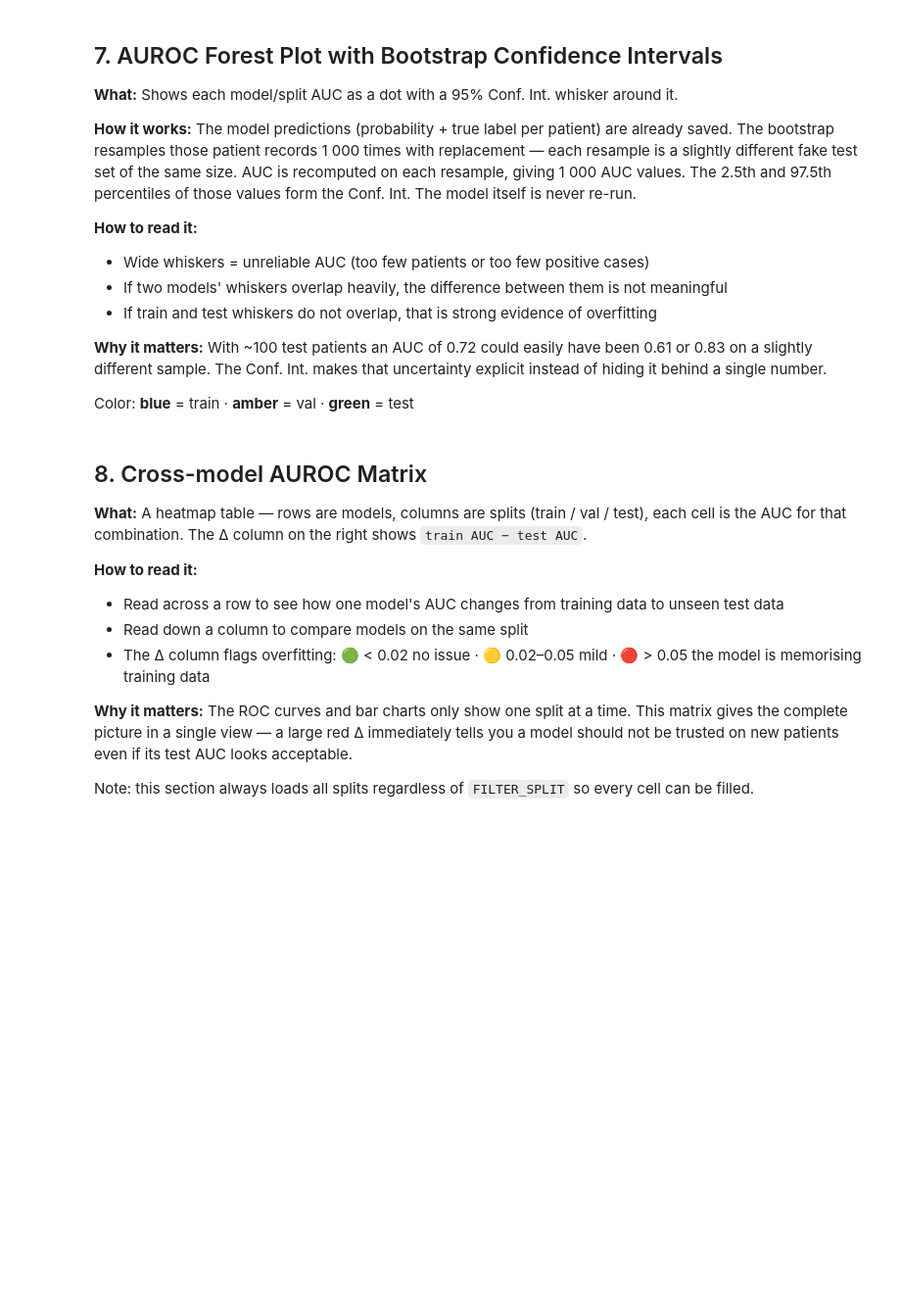
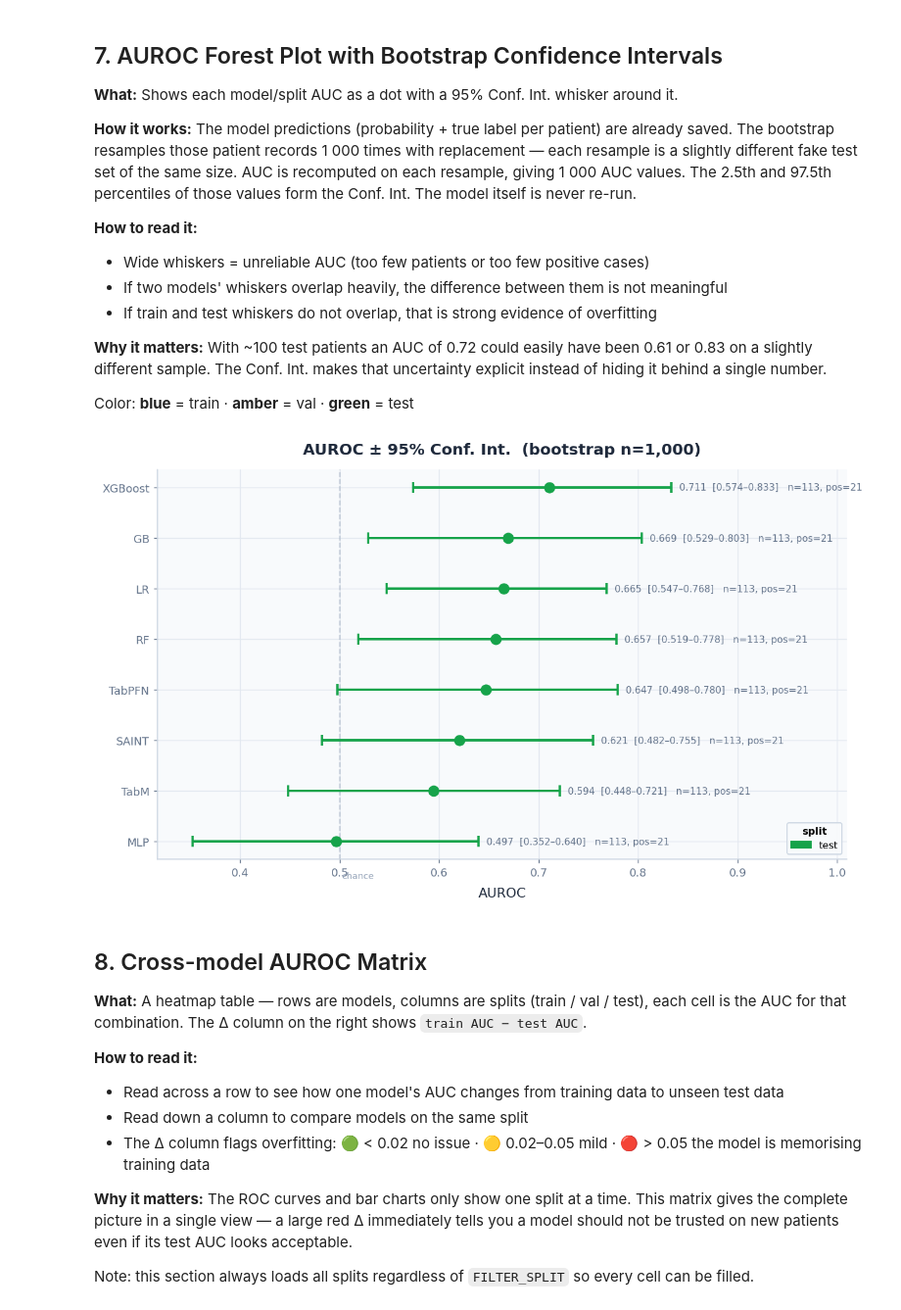
Before and after one commit to MIAGroupUT/TabPredict, a Jupyter notebook: eval/compare_results.ipynb, the cells around one changed output. Shown at 98% size. Drawn from its saved outputs; the diff is of its cells as text; code cells hidden in the pictures; blank space fills up the shorter version.

```diff
--- a/eval/compare_results.ipynb
+++ b/eval/compare_results.ipynb
@@ -763,34 +1067,36 @@ def plot_auc_forest(preds, group_by=ROC_GROUP_BY, n_boot=N_BOOT):
                     fmt="o", color=col, ms=9, lw=2.2,
                     capsize=5, capthick=2, zorder=4)
         hi_x = row["hi"] if not np.isnan(row["hi"]) else row["auc"]
         ax.text(hi_x + 0.008, i,
                 f"{row['auc']:.3f}  [{row['lo']:.3f}–{row['hi']:.3f}]"
                 f"   n={row['n']}, pos={row['n_pos']}",
                 va="center", ha="left", fontsize=8.5, color=_SUBTEXT)
 
-    ax.axvline(0.5, color="#94A3B8", lw=1.2, ls="--", alpha=0.75, zorder=2)
+    ax.axvline(0.5, color="#94A3B8", lw=1.2, ls="--", alpha=0.5, zorder=2)
     ax.text(0.502, -0.6, "chance", fontsize=8, color="#94A3B8", va="top")
 
     ax.set_yticks(y_pos)
     ax.set_yticklabels([r["label"] for r in rows], fontsize=10)
     ax.set_xlabel("AUROC", labelpad=8)
     ax.set_xlim(max(0.25, min(r["auc"] for r in rows) - 0.18),
                 min(1.01, max(r["auc"] for r in rows) + 0.32))
     ax.set_title(f"AUROC ± 95% Conf. Int.  (bootstrap n={n_boot:,})", pad=14)
 
     patches = [mpatches.Patch(color=c, label=s)
                for s, c in _SPLIT_COLORS.items()
                if any(r["split"] == s for r in rows)]
     ax.legend(handles=patches, loc="lower right", fontsize=9,
               title="split", title_fontproperties={"size": 9, "weight": "semibold"})
 
     plt.tight_layout()
     # plt.show()
     return fig
 
 
 fig = plot_auc_forest(preds, group_by=ROC_GROUP_BY)
 fig.savefig(f"{OUTPUT_DIR}/AUROC_bootstrap.pdf", bbox_inches='tight')
+# %% [output]
+[figure, added]
 # %% [markdown]
 ## 8. Cross-model AUROC Matrix
 
```
Also changed, not shown: parts of 20 cells of this notebook, 2 other files.
